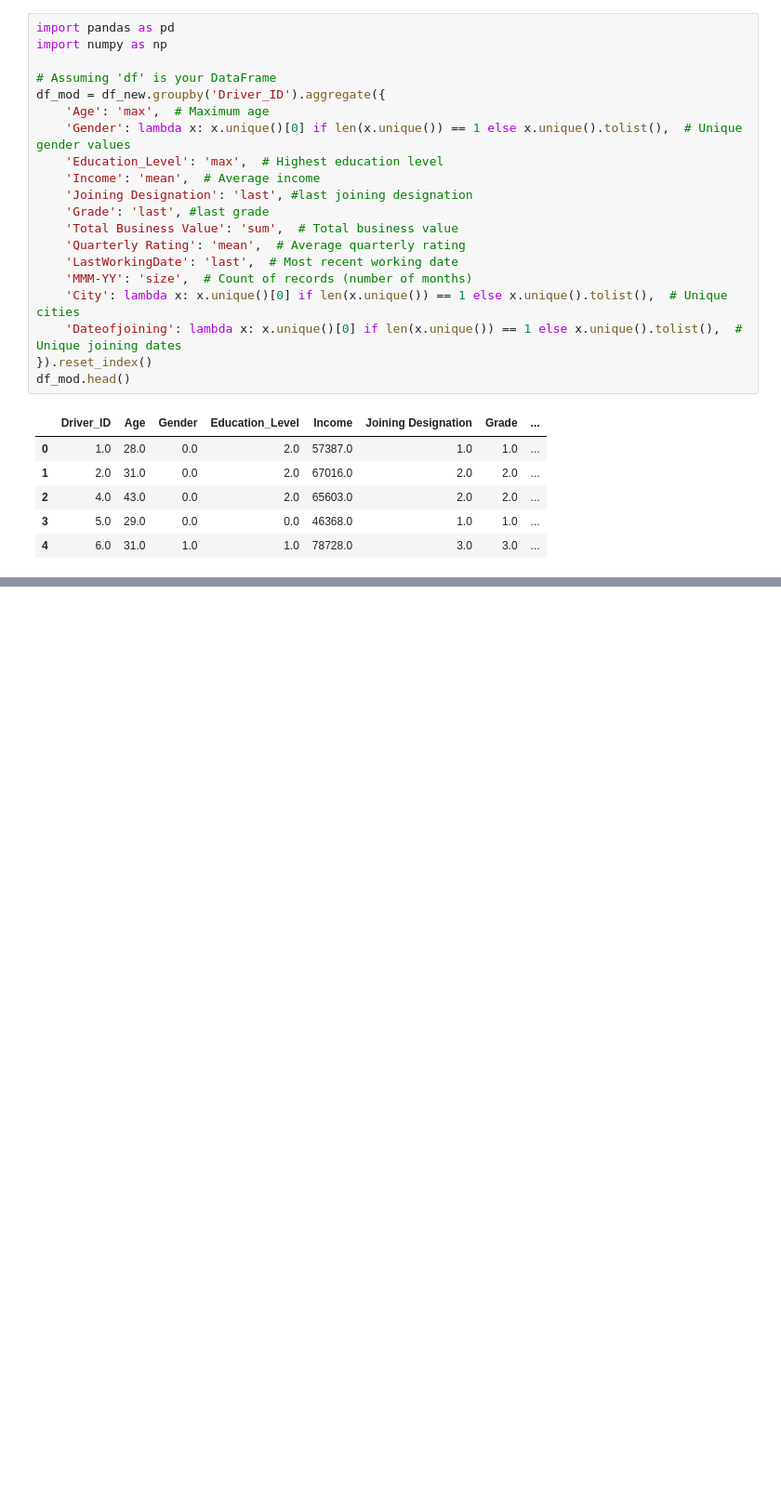
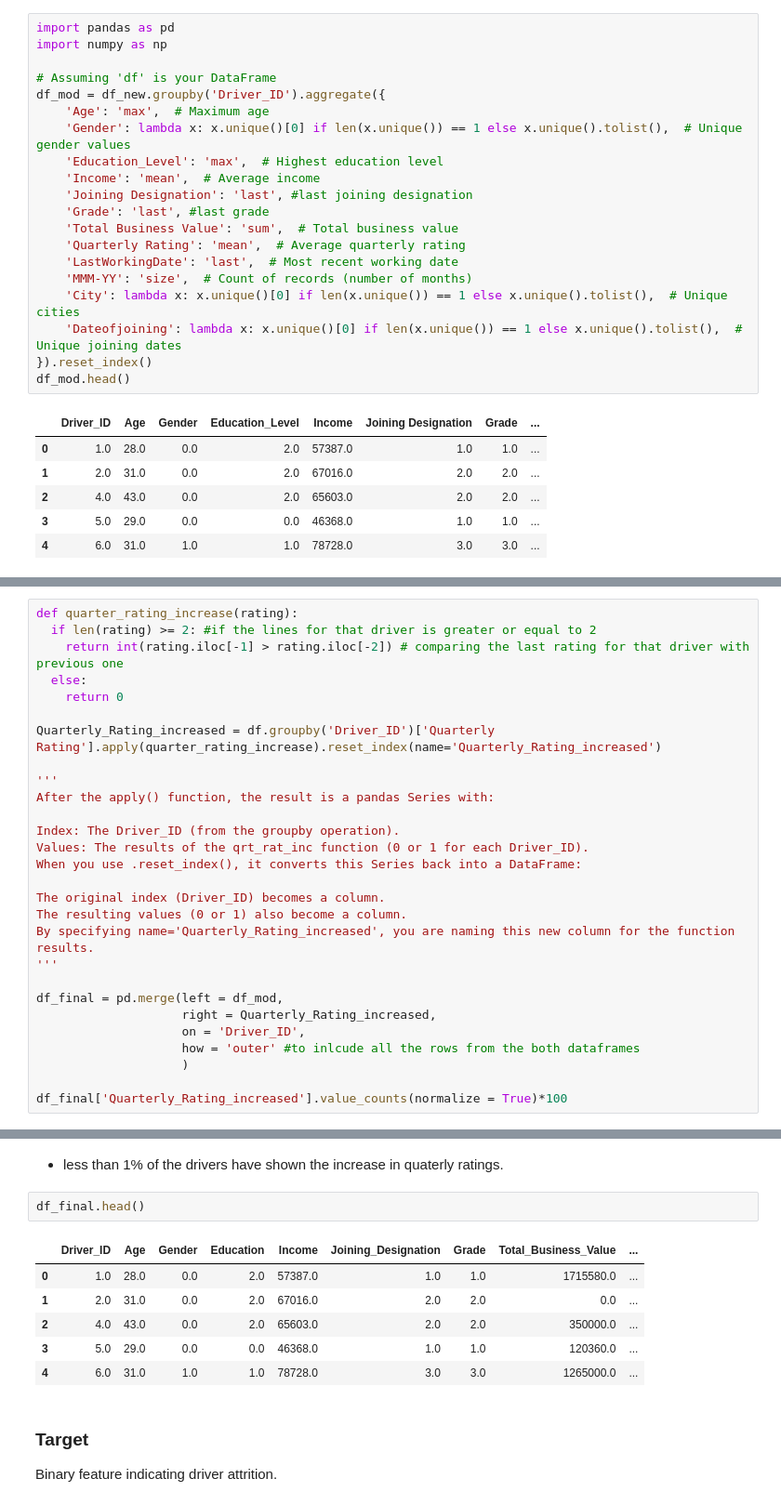
Before and after one commit to mayankbrn/9.10_Driver_churn_ensemble_learning, a Jupyter notebook: 10_Driver_churn_ensemble_learning.ipynb, the cells around one changed output, grey strips where cells are left out. Shown at 93% size. Drawn from its saved outputs; the diff is of its cells as text; blank space fills up the shorter version.

```diff
--- a/10_Driver_churn_ensemble_learning.ipynb
+++ b/10_Driver_churn_ensemble_learning.ipynb
@@ -538,0 +568,28 @@ df_mod.head()
+# %%
+def quarter_rating_increase(rating):
+  if len(rating) >= 2: #if the lines for that driver is greater or equal to 2
+    return int(rating.iloc[-1] > rating.iloc[-2]) # comparing the last rating for that driver with previous one
+  else:
+    return 0
+
+Quarterly_Rating_increased = df.groupby('Driver_ID')['Quarterly Rating'].apply(quarter_rating_increase).reset_index(name='Quarterly_Rating_increased')
+
+'''
+After the apply() function, the result is a pandas Series with:
+
+Index: The Driver_ID (from the groupby operation).
+Values: The results of the qrt_rat_inc function (0 or 1 for each Driver_ID).
+When you use .reset_index(), it converts this Series back into a DataFrame:
+
+The original index (Driver_ID) becomes a column.
+The resulting values (0 or 1) also become a column.
+By specifying name='Quarterly_Rating_increased', you are naming this new column for the function results.
+'''
+
+df_final = pd.merge(left = df_mod,
+                    right = Quarterly_Rating_increased,
+                    on = 'Driver_ID',
+                    how = 'outer' #to inlcude all the rows from the both dataframes
+                    )
+
+df_final['Quarterly_Rating_increased'].value_counts(normalize = True)*100
@@ -538,0 +602,15 @@ df_mod.head()
+# %% [markdown]
+- less than 1% of the drivers have shown the increase in quaterly ratings.
+# %%
+df_final.head()
+# %% [output]
+|  | Driver_ID | Age | Gender | Education | Income | Joining_Designation | Grade | Total_Business_Value | ... |
+| 0 | 1.0 | 28.0 | 0.0 | 2.0 | 57387.0 | 1.0 | 1.0 | 1715580.0 | ... |
+| 1 | 2.0 | 31.0 | 0.0 | 2.0 | 67016.0 | 2.0 | 2.0 | 0.0 | ... |
+| 2 | 4.0 | 43.0 | 0.0 | 2.0 | 65603.0 | 2.0 | 2.0 | 350000.0 | ... |
+| 3 | 5.0 | 29.0 | 0.0 | 0.0 | 46368.0 | 1.0 | 1.0 | 120360.0 | ... |
+| 4 | 6.0 | 31.0 | 1.0 | 1.0 | 78728.0 | 3.0 | 3.0 | 1265000.0 | ... |
+# %% [markdown]
+### Target
+
+Binary feature indicating driver attrition.
```
Also changed, not shown: parts of 22 cells of this notebook.
